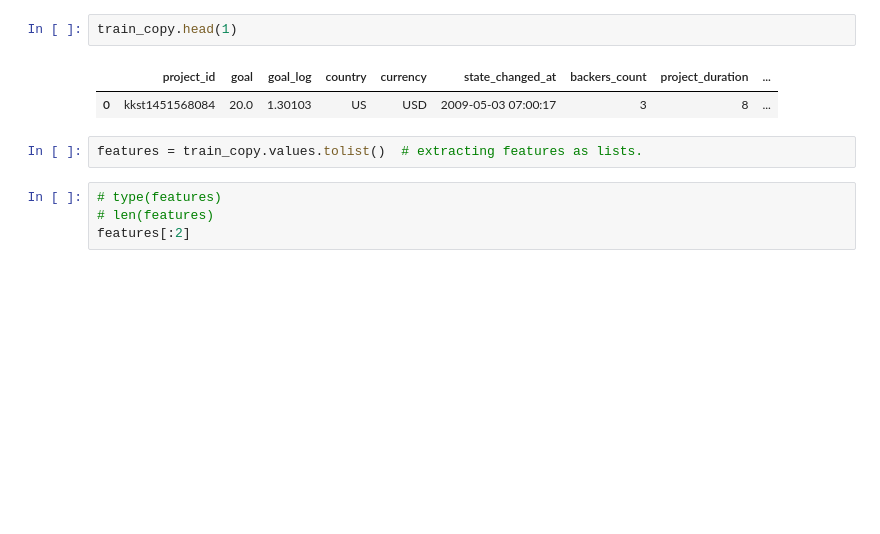
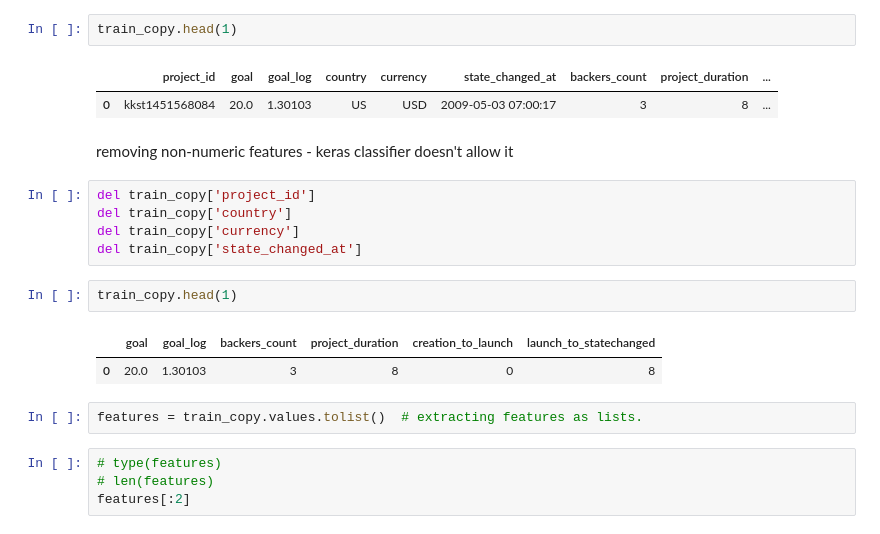
Before and after one commit to nabeelahmed/kickstarter_funding, a Jupyter notebook: kickstarter_success_prediction.ipynb, the cells around one changed output. Cells and saved outputs as stored; diff of their text form; blank space fills up the shorter version.

```diff
--- a/kickstarter_success_prediction.ipynb
+++ b/kickstarter_success_prediction.ipynb
@@ -116,6 +116,18 @@ train_copy.head(1)
 # %% [output]
 |  | project_id | goal | goal_log | country | currency | state_changed_at | backers_count | project_duration | ... |
 | 0 | kkst1451568084 | 20.0 | 1.30103 | US | USD | 2009-05-03 07:00:17 | 3 | 8 | ... |
+# %% [markdown]
+removing non-numeric features - keras classifier doesn't allow it
+# %%
+del train_copy['project_id']
+del train_copy['country']
+del train_copy['currency']
+del train_copy['state_changed_at']
+# %%
+train_copy.head(1)
+# %% [output]
+|  | goal | goal_log | backers_count | project_duration | creation_to_launch | launch_to_statechanged |
+| 0 | 20.0 | 1.30103 | 3 | 8 | 0 | 8 |
 # %%
 features = train_copy.values.tolist()  # extracting features as lists.
 # %%
```
Also changed, not shown: parts of 52 cells of this notebook, 1 other file.
